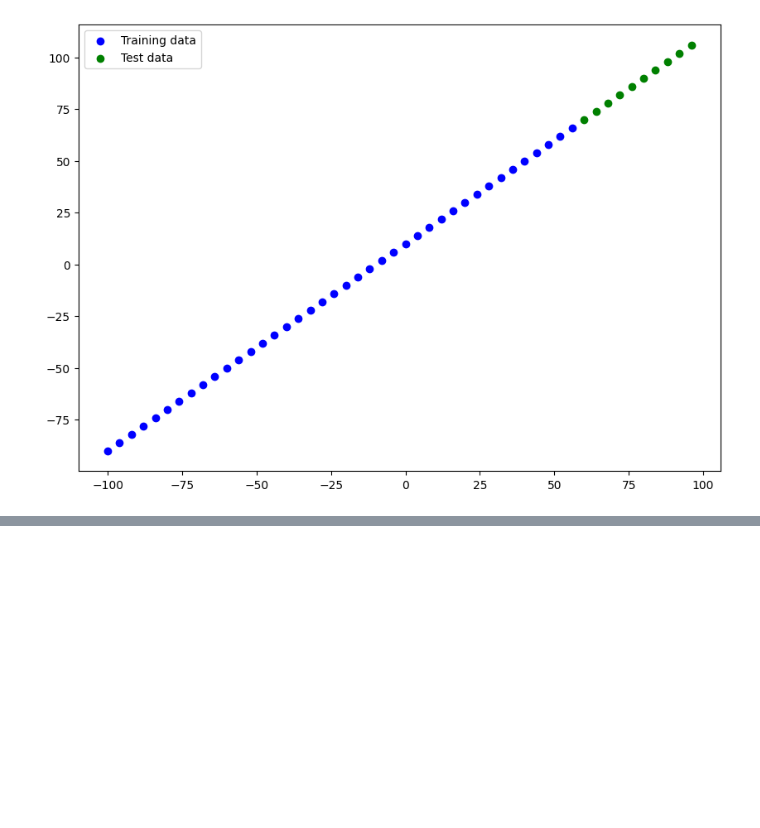
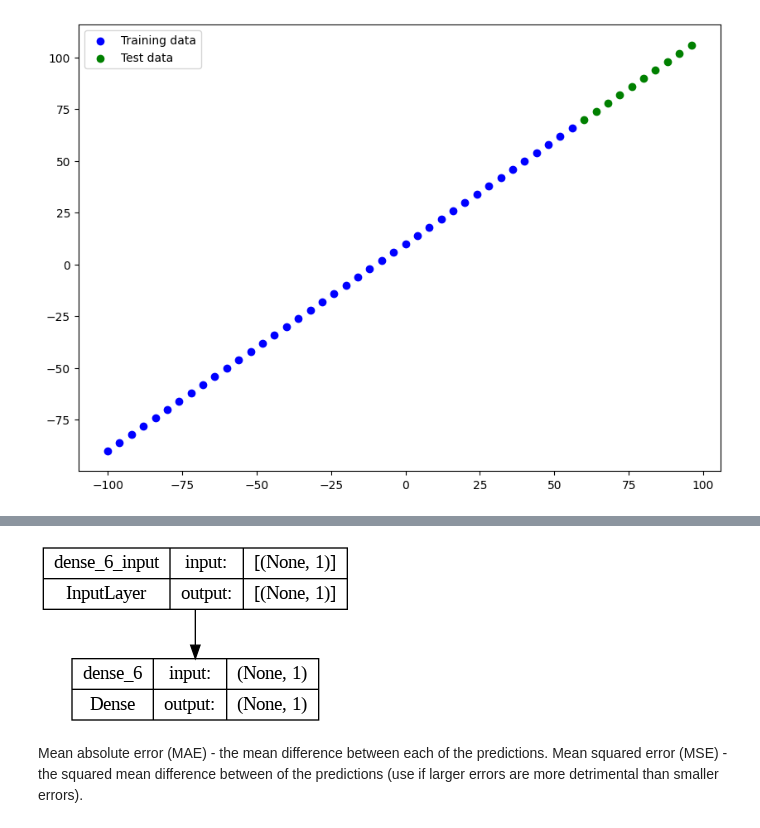
Before and after one commit to sinhadeepak1115/tensorflow-deep-learning, a Jupyter notebook: ML_01_.ipynb, the cells around one changed output, grey strips where cells are left out. Drawn from its saved outputs; the diff is of its cells as text; code cells hidden in the pictures; blank space fills up the shorter version.

```diff
--- a/ML_01_.ipynb
+++ b/ML_01_.ipynb
@@ -204,0 +296,9 @@ plt.legend()
+# %%
+from tensorflow.keras.utils import plot_model
+
+plot_model (model, show_shapes=True)
+# %% [output]
+[figure, added]
+# %% [markdown]
+Mean absolute error (MAE) - the mean difference between each of the predictions.
+Mean squared error (MSE) - the squared mean difference between of the predictions (use if larger errors are more detrimental than smaller errors).
```
Also changed, not shown: parts of 24 cells of this notebook.
